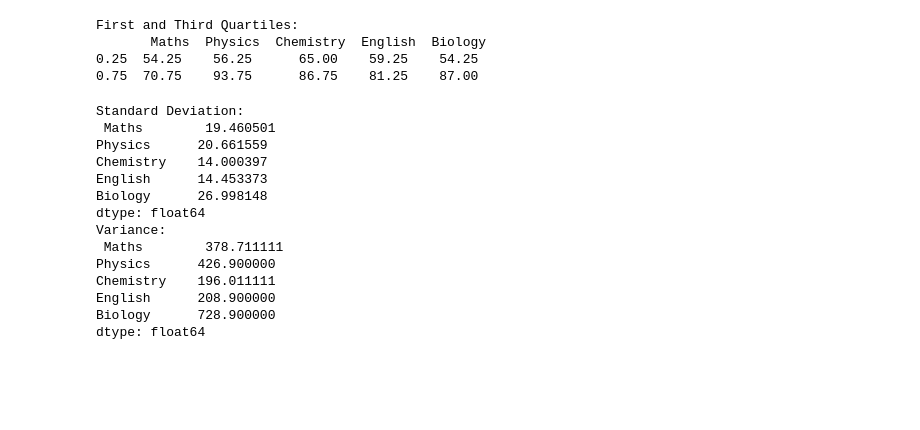
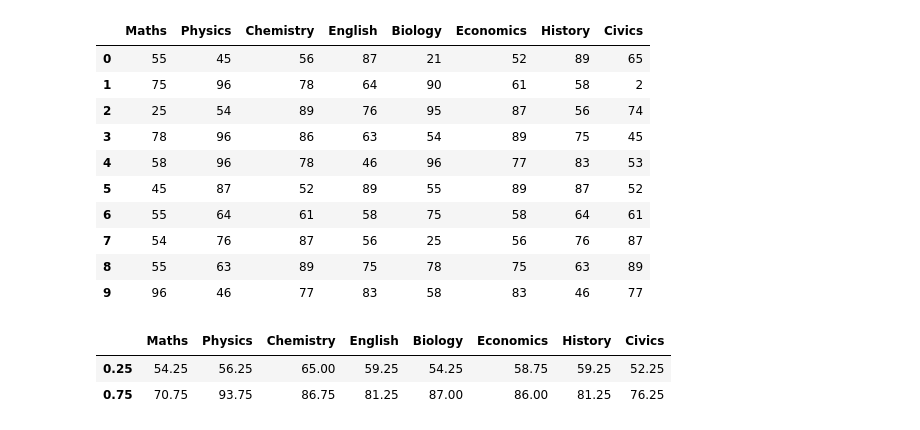
Before and after one commit to waliulrayhan/Data-Mining-and-Data-Warehousing-Lab, a Jupyter notebook: 4.ipynb, the cells around one changed output. Drawn from its saved outputs; the diff is of its cells as text; code cells hidden in the pictures; blank space fills up the shorter version.

```diff
--- a/4.ipynb
+++ b/4.ipynb
@@ -3,12 +6,27 @@ import pandas as pd
 # %%
 # Loading the marks dataset
-marks_data = pd.read_csv('Marks.csv')
+data = pd.read_csv('Marks.csv')
+# %%
+# show the data of 3 to 11 column
+subject_columns = data.iloc[:,3:12]
+# %%
+subject_columns
+# %% [output]
+|  | Maths | Physics | Chemistry | English | Biology | Economics | History | Civics |
+| 0 | 55 | 45 | 56 | 87 | 21 | 52 | 89 | 65 |
+| 1 | 75 | 96 | 78 | 64 | 90 | 61 | 58 | 2 |
+| 2 | 25 | 54 | 89 | 76 | 95 | 87 | 56 | 74 |
+| 3 | 78 | 96 | 86 | 63 | 54 | 89 | 75 | 45 |
+| 4 | 58 | 96 | 78 | 46 | 96 | 77 | 83 | 53 |
+| 5 | 45 | 87 | 52 | 89 | 55 | 89 | 87 | 52 |
+| 6 | 55 | 64 | 61 | 58 | 75 | 58 | 64 | 61 |
+| 7 | 54 | 76 | 87 | 56 | 25 | 56 | 76 | 87 |
+| 8 | 55 | 63 | 89 | 75 | 78 | 75 | 63 | 89 |
+| 9 | 96 | 46 | 77 | 83 | 58 | 83 | 46 | 77 |
 # %%
-# a) First and third quartiles of all subjects
-quartiles = marks_data[['Maths', 'Physics', 'Chemistry', 'English', 'Biology']].quantile([0.25, 0.75])
-print("First and Third Quartiles:\n", quartiles)
+# a) Display the first and third quartiles of all subjects
+subject_columns.quantile([0.25, 0.75])
 # %% [output]
-First and Third Quartiles:
-       Maths  Physics  Chemistry  English  Biology
-0.25  54.25    56.25      65.00    59.25    54.25
-0.75  70.75    93.75      86.75    81.25    87.00
+|  | Maths | Physics | Chemistry | English | Biology | Economics | History | Civics |
+| 0.25 | 54.25 | 56.25 | 65.00 | 59.25 | 54.25 | 58.75 | 59.25 | 52.25 |
+| 0.75 | 70.75 | 93.75 | 86.75 | 81.25 | 87.00 | 86.00 | 81.25 | 76.25 |
@@ -19,18 +32,0 @@ variance = marks_data[['Maths', 'Physics', 'Chemistry', 'English', 'Biology']].v
-# %%
-print("Standard Deviation:\n", std_dev)
-print("Variance:\n", variance)
-# %% [output]
-Standard Deviation:
- Maths        19.460501
-Physics      20.661559
-Chemistry    14.000397
-English      14.453373
-Biology      26.998148
-dtype: float64
-Variance:
- Maths        378.711111
-Physics      426.900000
-Chemistry    196.011111
-English      208.900000
-Biology      728.900000
-dtype: float64
```
Also changed, not shown: parts of 5 cells of this notebook, 2 other files.
